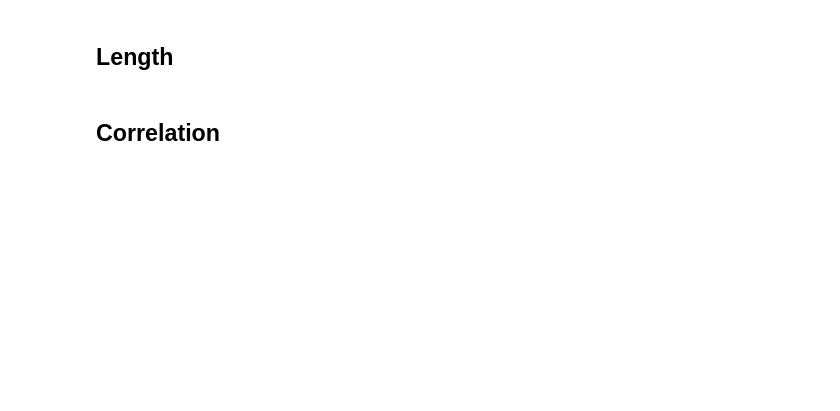
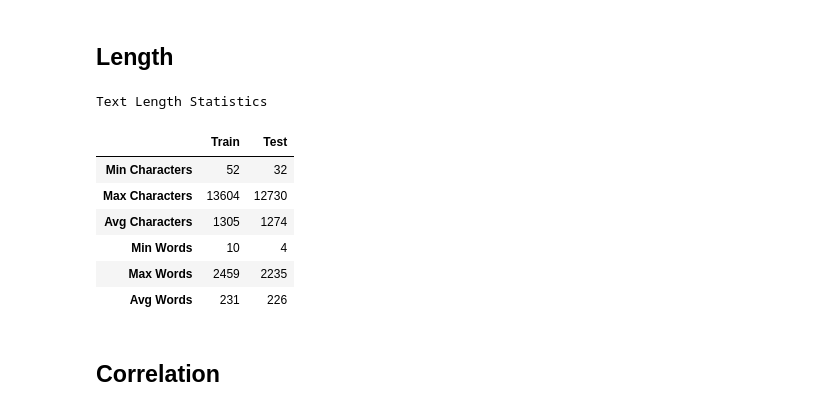
Before and after one commit to MaelDieudonne/3A-ML-NLP, a Jupyter notebook: mini-project/data_desc.ipynb, the cells around one changed output. Saved outputs shown, nothing was run; the diff lists cells and outputs as text; code cells hidden in the pictures; blank space fills up the shorter version.

```diff
--- a/mini-project/data_desc.ipynb
+++ b/mini-project/data_desc.ipynb
@@ -68,35 +70,43 @@ def get_text_stats(df):
         'char_max': char_max,
         'char_avg': round(char_avg, 0),
         'word_min': word_min,
         'word_max': word_max,
         'word_avg': round(word_avg, 0)
     }
 
 train_stats = get_text_stats(train)
 test_stats = get_text_stats(test)
 
-# Create a comparison dataframe
 comparison = pd.DataFrame({
     'Train': [train_stats['char_min'],
               train_stats['char_max'],
               train_stats['char_avg'],
               train_stats['word_min'],
               train_stats['word_max'],
               train_stats['word_avg']],
     'Test': [test_stats['char_min'],
              test_stats['char_max'],
              test_stats['char_avg'],
              test_stats['word_min'],
              test_stats['word_max'],
              test_stats['word_avg']]},
     index=['Min Characters',
           'Max Characters',
           'Avg Characters',
           'Min Words',
           'Max Words',
           'Avg Words'])
 
-comparison.style.set_caption('Text Length Statistics').format("{:.0f}")
+comparison.style.set_caption('Reviews Length Statistics').format("{:.0f}")
+# %% [output]
+Text Length Statistics
+|  | Train | Test |
+| Min Characters | 52 | 32 |
+| Max Characters | 13604 | 12730 |
+| Avg Characters | 1305 | 1274 |
+| Min Words | 10 | 4 |
+| Max Words | 2459 | 2235 |
+| Avg Words | 231 | 226 |
 # %% [markdown]
 ## Correlation
 # %%
```
Also changed, not shown: parts of 7 cells of this notebook, 6 other files.
